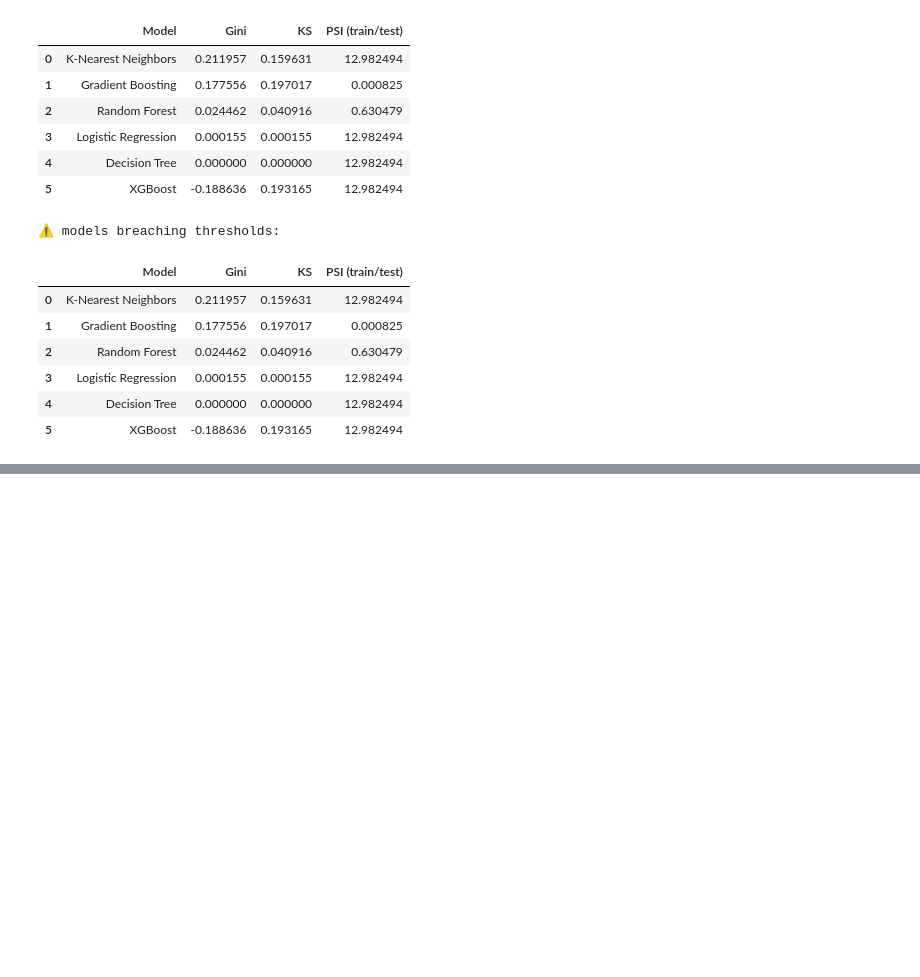
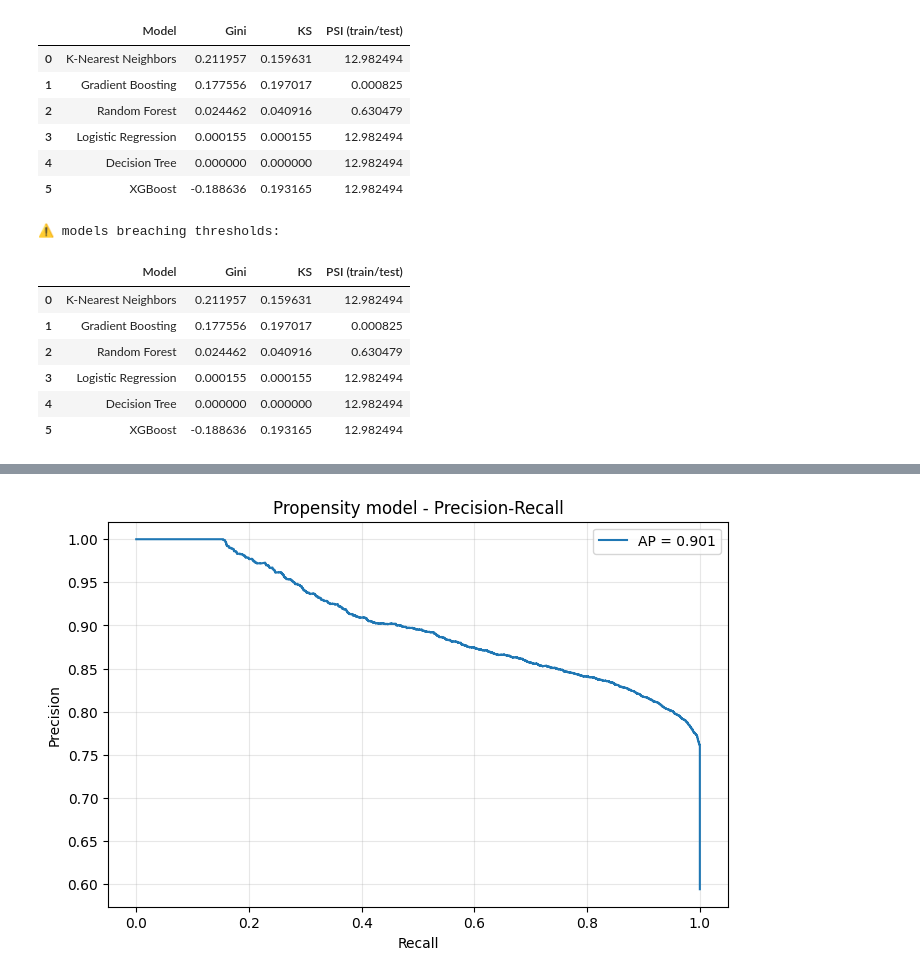
Before and after one commit to Mipjeiger/Credit-Risk-Analyst, a Jupyter notebook: notebooks/03_data_science_implemented.ipynb, the cells around one changed output, grey strips where cells are left out. Cells and saved outputs as stored; diff of their text form; code cells hidden in the pictures; blank space fills up the shorter version.

Commit message:
building propensity model

```diff
--- a/notebooks/03_data_science_implemented.ipynb
+++ b/notebooks/03_data_science_implemented.ipynb
@@ -266,0 +402,79 @@ Monitoring metrics for all models:
+# %%
+# Binary propensity target: any named product enquiry is positive.
+# Adjust these labels if your business definition is different.
+import matplotlib.pyplot as plt
+from xgboost import XGBClassifier
+from sklearn.metrics import average_precision_score, roc_auc_score, precision_recall_curve
+
+PROP_SRC = "last_prod_enq2"
+NEGATIVE_LABELS = {"none", "others", "nan", ""}
+prop_features = [c for c in FEATURES if c != PROP_SRC]
+
+df_p = pd.read_parquet(PARQUET_PATH, columns=[PROP_SRC] + prop_features)
+
+prop_labels = df_p[PROP_SRC].astype("string").str.strip().str.lower()
+y_prop = (~prop_labels.isin(NEGATIVE_LABELS)).astype(int)
+
+print("Propensity target distribution:")
+print(y_prop.value_counts().sort_index())
+
+if y_prop.nunique() < 2:
+    raise ValueError(
+        "Propensity target has only one class. "
+        "Update NEGATIVE_LABELS or choose a target with both positive and negative examples."
+    )
+
+for col in df_p[prop_features].select_dtypes(include=["object", "category"]).columns:
+    le = LabelEncoder()
+    df_p[col] = le.fit_transform(df_p[col].astype(str))
+
+X_p = df_p[prop_features]
+
+X_tr_p, X_te_p, y_tr_p, y_te_p = train_test_split(
+    X_p,
+    y_prop,
+    test_size=0.2,
+    random_state=42,
+    stratify=y_prop,
+)
+
+# Define models for propensity modeling
+prop_model = XGBClassifier(
+    n_estimators=400,
+    learning_rate=0.05,
+    max_depth=6,
+    subsample=0.9,
+    colsample_bytree=0.9,
+    random_state=42,
+    eval_metric="logloss",
+    tree_method="hist",
+)
+prop_model.fit(X_tr_p, y_tr_p)
+
+# Evaluate metrics
+proba_p = prop_model.predict_proba(X_te_p)[:, 1]
+ap = average_precision_score(y_te_p, proba_p)
+auc = roc_auc_score(y_te_p, proba_p)
+
+print(f"propensity AP: {ap:.4f}")
+print(f"propensity AUC: {auc:.4f}")
+print(f"positive rate: {y_te_p.mean():.3%}")
+
+# Precision-recall curve
+prec, rec, _ = precision_recall_curve(y_te_p, proba_p)
+plt.figure(figsize=(8, 5))
+plt.plot(rec, prec, label=f"AP = {ap:.3f}")
+plt.xlabel("Recall")
+plt.ylabel("Precision")
+plt.title("Propensity model - Precision-Recall")
+plt.legend()
+plt.grid(alpha=0.3)
+plt.show()
+
+print("""
+Caveats:
+
+The bullet claims AP ~92%. Your attainable AP depends entirely on how strong the signal in last_prod_enq2 is. If it's near-deterministic of the target, you'll hit high AP trivially — that's leakage, not skill. Prefer a target that is temporally after the features (e.g. orders placed in the next 30 days), which your dataset may not contain.
+AP is class-imbalance-aware; always report the base rate alongside (y_te.mean()), otherwise AP looks impressive on a 5%-positive dataset.
+""")
+# %% [output]
@@ -266,0 +489 @@ Monitoring metrics for all models:
+[figure, added]
```
Also changed, not shown: parts of 7 cells of this notebook.
